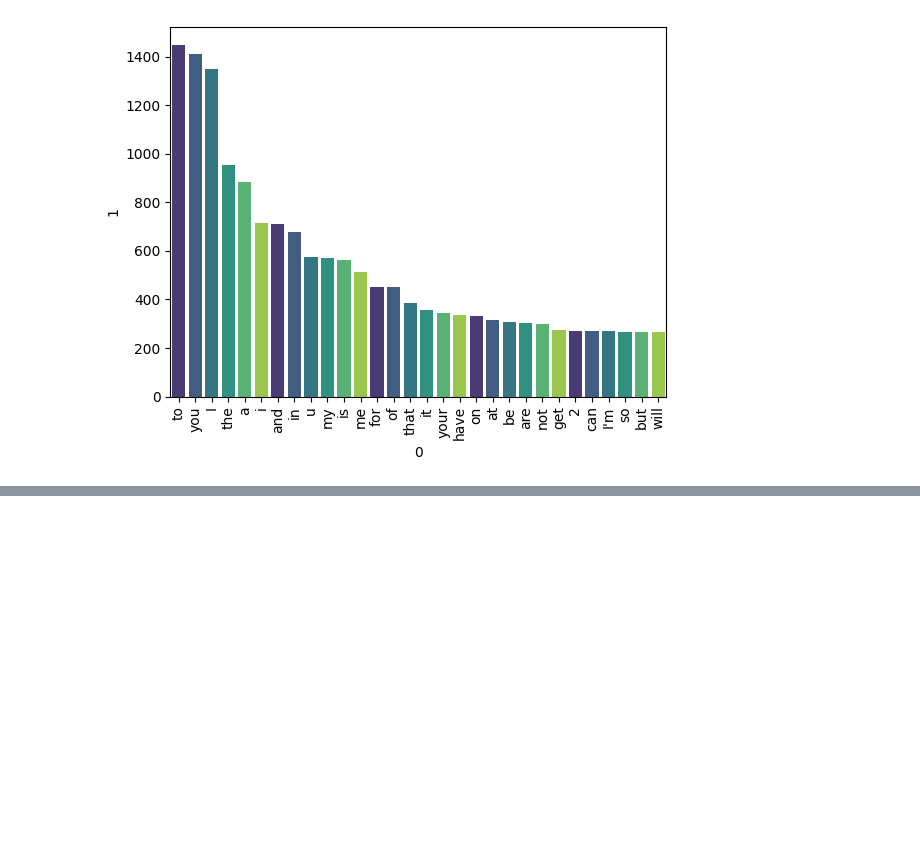
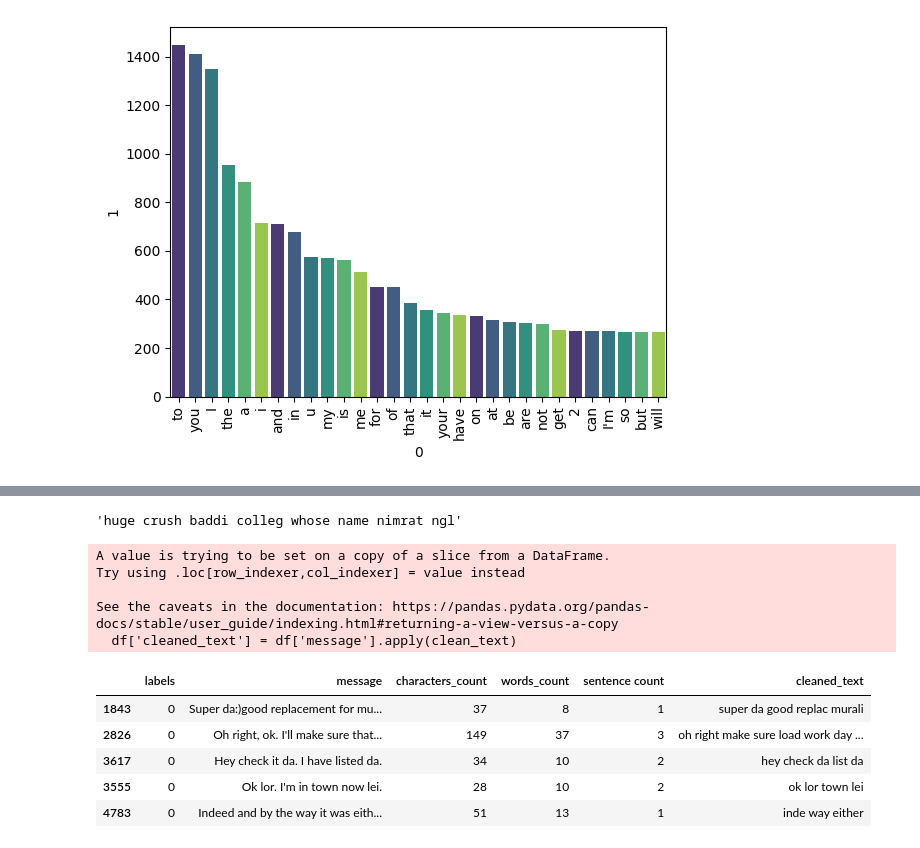
Before and after one commit to bismillah626/spam_project, a Jupyter notebook: spam_classifier.ipynb, the cells around one changed output, grey strips where cells are left out. Saved outputs shown, nothing was run; the diff lists cells and outputs as text; code cells hidden in the pictures; blank space fills up the shorter version.

```diff
--- a/spam_classifier.ipynb
+++ b/spam_classifier.ipynb
@@ -265,0 +266,6 @@ The palette list has fewer values (6) than needed (30) and will cycle, which may
+# %%
+nltk.download('stopwords')
+from nltk.corpus import stopwords
+import string
+from nltk.stem.porter import PorterStemmer
+ps = PorterStemmer()
@@ -265,0 +275,43 @@ The palette list has fewer values (6) than needed (30) and will cycle, which may
+# %%
+def clean_text(text):
+  text = text.lower()
+  text = nltk.word_tokenize(text)
+
+  y = []
+  for i in text:
+    if i.isalnum():
+      y.append(i)
+  text = y[:]
+  y.clear()
+
+  for i in text:
+    if i not in stopwords.words('english') and i not in string.punctuation:
+      y.append(i)
+  text = y[:]
+  y.clear()
+
+  for i in text:
+    y.append(ps.stem(i))
+
+  return " ".join(y)
+# %%
+clean_text("I had a huge crush on this 10/10 baddie in my college whose name was nimrat ngl!" )
+# %% [output]
+'huge crush baddi colleg whose name nimrat ngl'
+# %%
+df['cleaned_text'] = df['message'].apply(clean_text)
+# %% [output]
+A value is trying to be set on a copy of a slice from a DataFrame.
+Try using .loc[row_indexer,col_indexer] = value instead
+
+See the caveats in the documentation: https://pandas.pydata.org/pandas-docs/stable/user_guide/indexing.html#returning-a-view-versus-a-copy
+  df['cleaned_text'] = df['message'].apply(clean_text)
+# %%
+df.sample(5)
+# %% [output]
+|  | labels | message | characters_count | words_count | sentence count | cleaned_text |
+| 1843 | 0 | Super da:)good replacement for mu... | 37 | 8 | 1 | super da good replac murali |
+| 2826 | 0 | Oh right, ok. I'll make sure that... | 149 | 37 | 3 | oh right make sure load work day ... |
+| 3617 | 0 | Hey check it da. I have listed da. | 34 | 10 | 2 | hey check da list da |
+| 3555 | 0 | Ok lor. I'm in town now lei. | 28 | 10 | 2 | ok lor town lei |
+| 4783 | 0 | Indeed and by the way it was eith... | 51 | 13 | 1 | inde way either |
```
Also changed, not shown: parts of 8 cells of this notebook.
